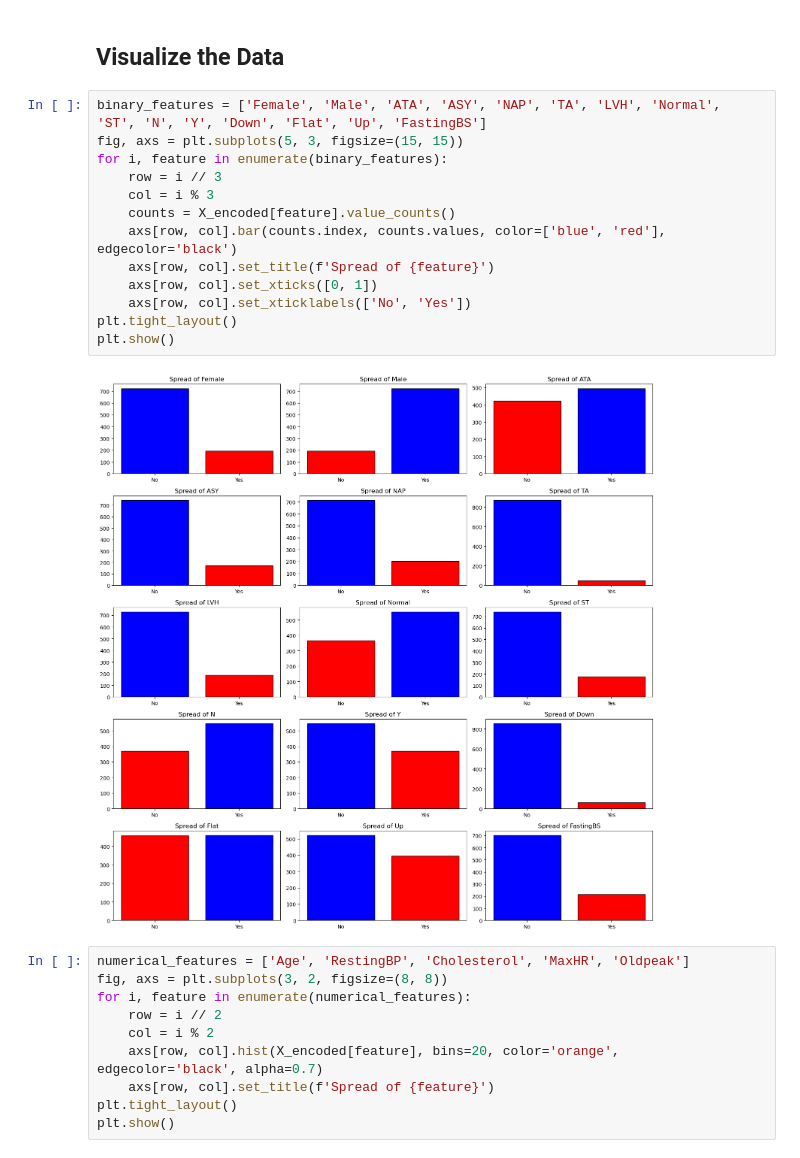
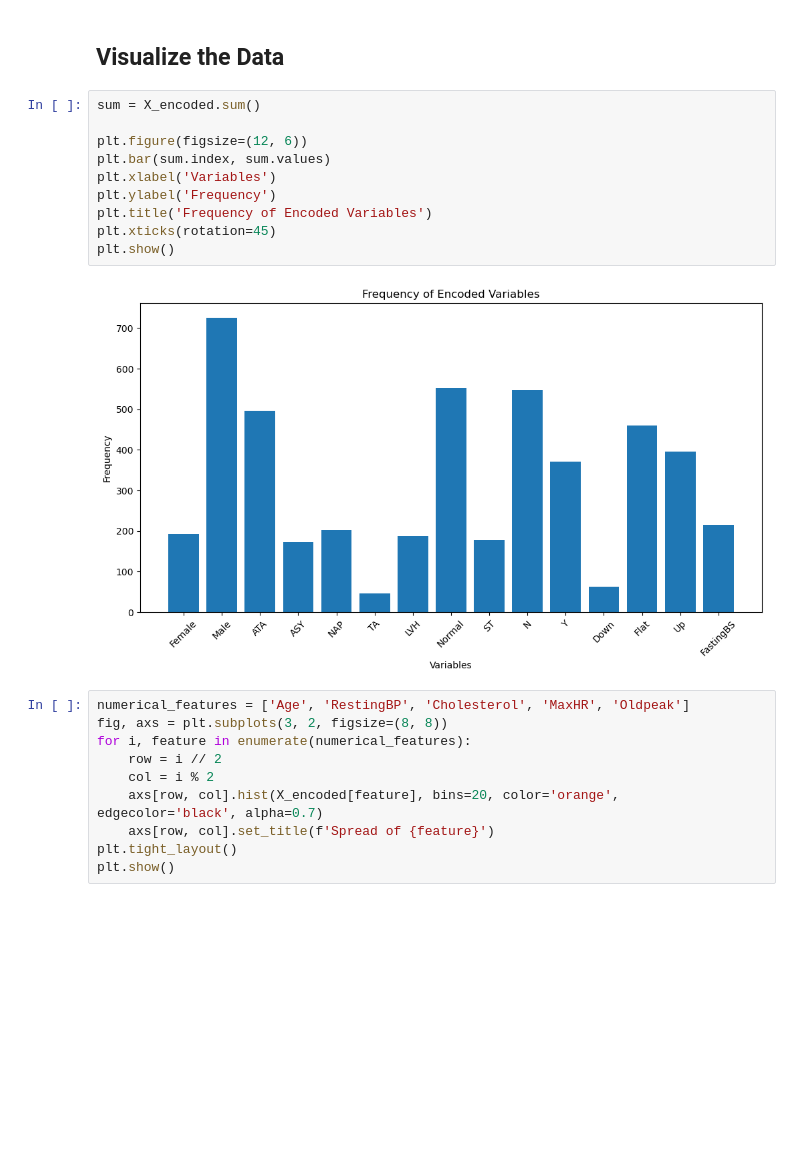
Before and after one commit to JonMike8/ISE490-Final, a Jupyter notebook: ISE_FinalProj_Code.ipynb, the cells around one changed output. Cells and saved outputs as stored; diff of their text form; blank space fills up the shorter version.

```diff
--- a/ISE_FinalProj_Code.ipynb
+++ b/ISE_FinalProj_Code.ipynb
@@ -86,20 +85,17 @@ Index(['Female', 'Male', 'ATA', 'ASY', 'NAP', 'TA', 'LVH', 'Normal', 'ST', 'N',
 # %% [markdown]
 ## Visualize the Data
 # %%
-binary_features = ['Female', 'Male', 'ATA', 'ASY', 'NAP', 'TA', 'LVH', 'Normal', 'ST', 'N', 'Y', 'Down', 'Flat', 'Up', 'FastingBS']
-fig, axs = plt.subplots(5, 3, figsize=(15, 15))
-for i, feature in enumerate(binary_features):
-    row = i // 3
-    col = i % 3
-    counts = X_encoded[feature].value_counts()
-    axs[row, col].bar(counts.index, counts.values, color=['blue', 'red'], edgecolor='black')
-    axs[row, col].set_title(f'Spread of {feature}')
-    axs[row, col].set_xticks([0, 1])
-    axs[row, col].set_xticklabels(['No', 'Yes'])
-plt.tight_layout()
+sum = X_encoded.sum()
+
+plt.figure(figsize=(12, 6))
+plt.bar(sum.index, sum.values)
+plt.xlabel('Variables')
+plt.ylabel('Frequency')
+plt.title('Frequency of Encoded Variables')
+plt.xticks(rotation=45)
 plt.show()
 # %% [output]
-[figure, old version]
+[figure, new version]
 # %%
 numerical_features = ['Age', 'RestingBP', 'Cholesterol', 'MaxHR', 'Oldpeak']
 fig, axs = plt.subplots(3, 2, figsize=(8, 8))
```
Also changed, not shown: parts of 15 cells of this notebook, 1 other file.
